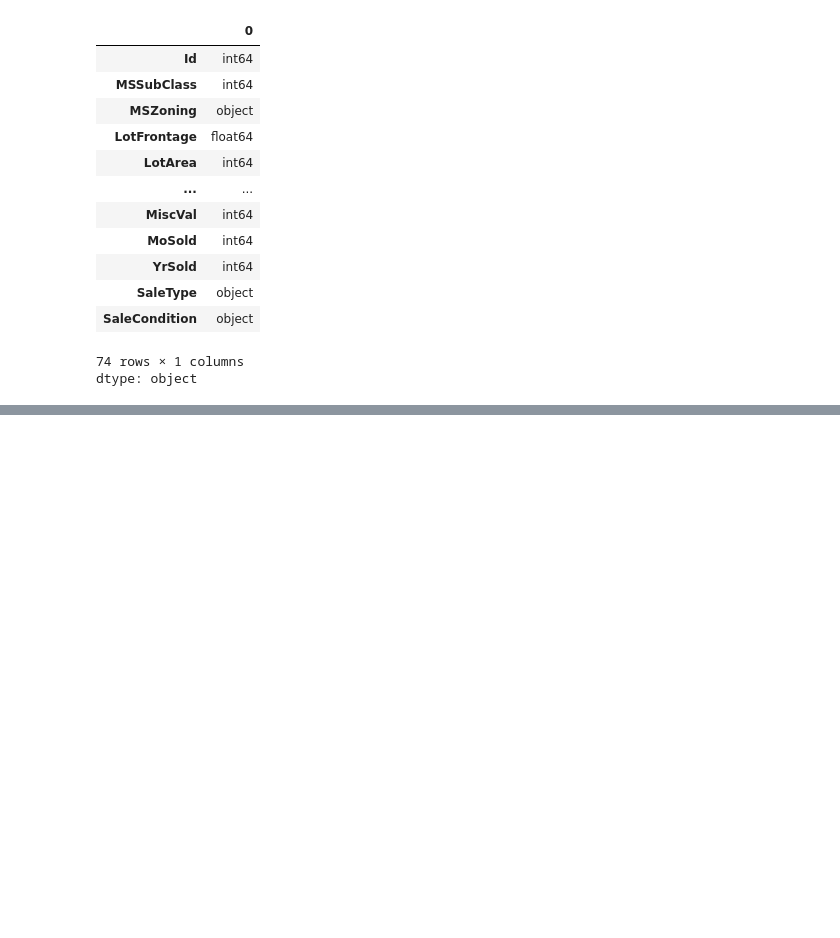
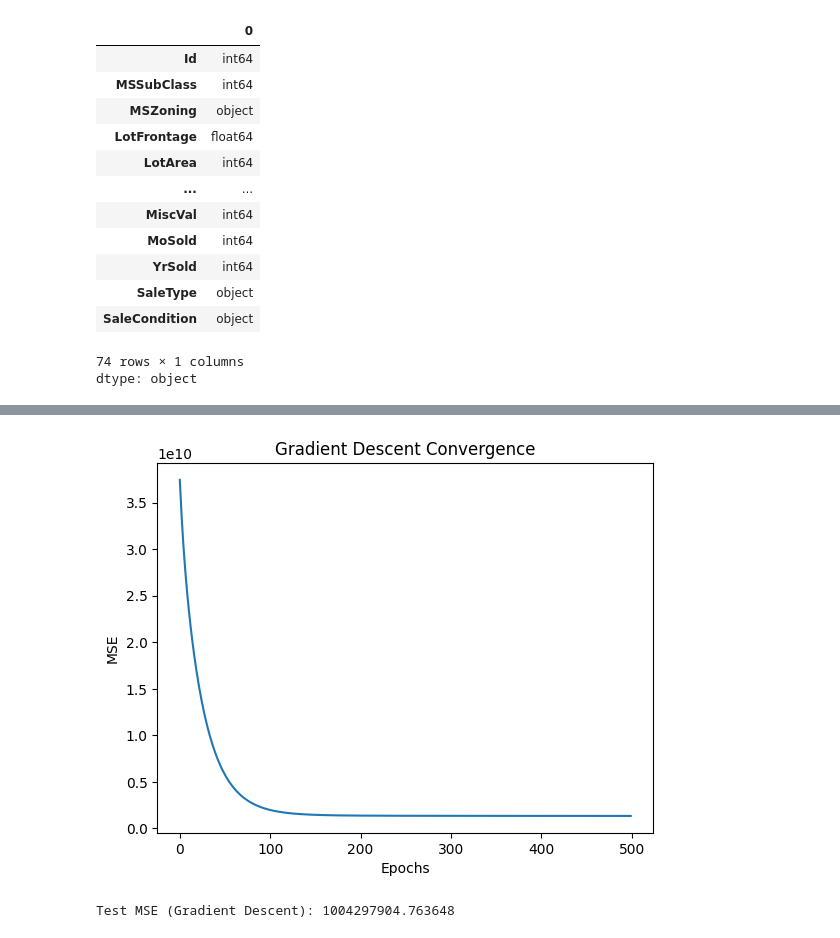
Before and after one commit to Madathanapalleleena/ML_LAB_152, a Jupyter notebook: ML_Lab_Practice.ipynb, the cells around one changed output, grey strips where cells are left out. Drawn from its saved outputs; the diff is of its cells as text; code cells hidden in the pictures; blank space fills up the shorter version.

```diff
--- a/ML_Lab_Practice.ipynb
+++ b/ML_Lab_Practice.ipynb
@@ -1571,0 +1724,24 @@ dtype: object
+# %%
+#the above error is due to high feature values
+from sklearn.preprocessing import StandardScaler
+
+scaler = StandardScaler()
+X_train_scaled = scaler.fit_transform(X_train)
+X_test_scaled = scaler.transform(X_test)
+
+X_train_b = np.c_[np.ones((X_train_scaled.shape[0],1)), X_train_scaled] #add bias column
+X_test_b = np.c_[np.ones((X_test_scaled.shape[0],1)), X_test_scaled]
+
+def gradient_descent(X, y, lr=0.01, epochs=500):
+    theta = np.zeros((X.shape[1],1))
+    mse_history = []
+    for _ in range(epochs):
+        gradients = 2/X.shape[0] * X.T.dot(X.dot(theta) - y)
+        theta -= lr * gradients
+        mse_history.append(mean_squared_error(y, X.dot(theta)))
+    return theta, mse_history
+
+theta, mse_history = gradient_descent(X_train_b, y_train_split, lr=0.01, epochs=500)
+
+print("Gradient Descent Coefficients:", theta.ravel())
+print("Final Training MSE:", mse_history[-1])
@@ -1571,0 +1759,12 @@ dtype: object
+# %%
+plt.plot(mse_history)
+plt.xlabel("Epochs")
+plt.ylabel("MSE")
+plt.title("Gradient Descent Convergence")
+plt.show()
+
+y_pred_gd = X_test_b.dot(theta)
+print("Test MSE (Gradient Descent):", mean_squared_error(y_test, y_pred_gd))
+# %% [output]
+[figure, added]
+Test MSE (Gradient Descent): 1004297904.763648
```
Also changed, not shown: parts of 25 cells of this notebook.
